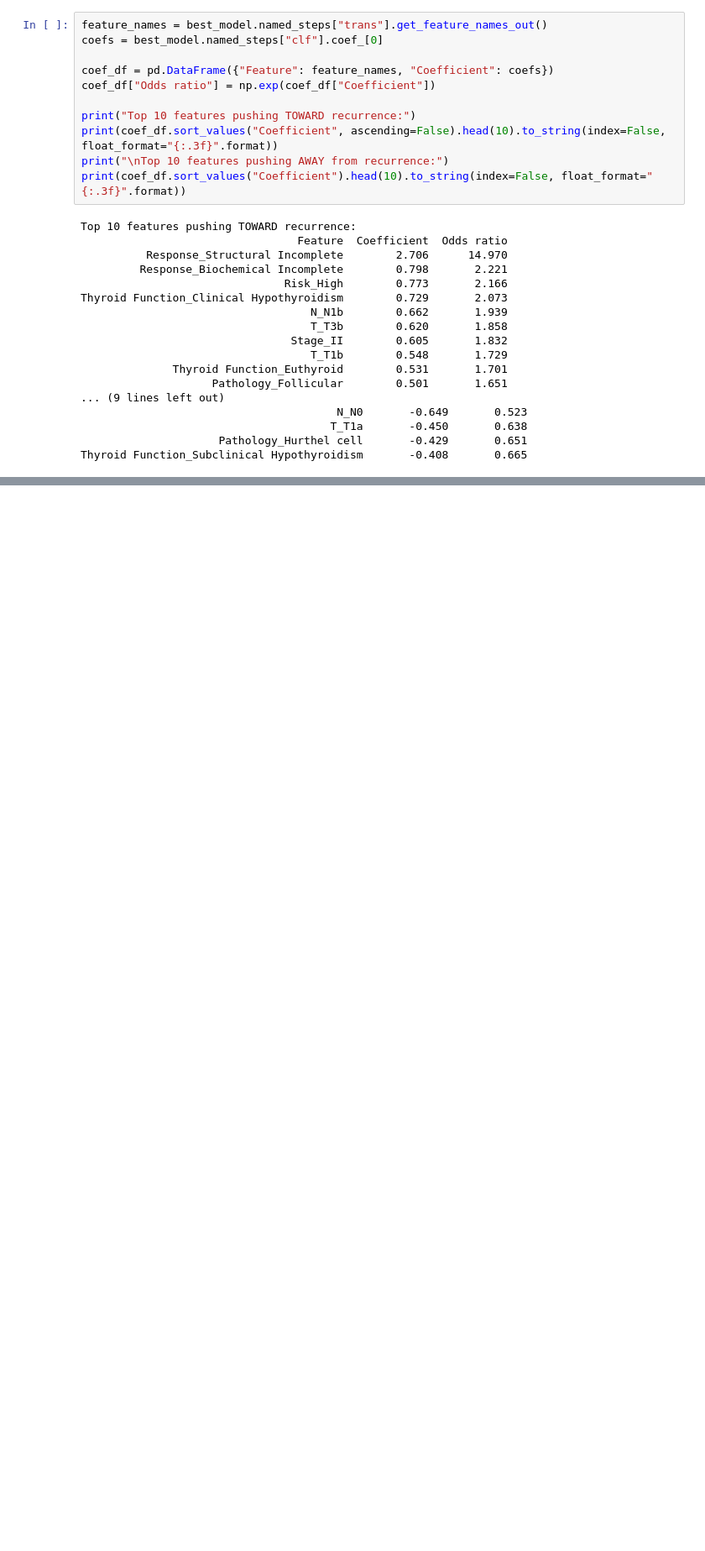
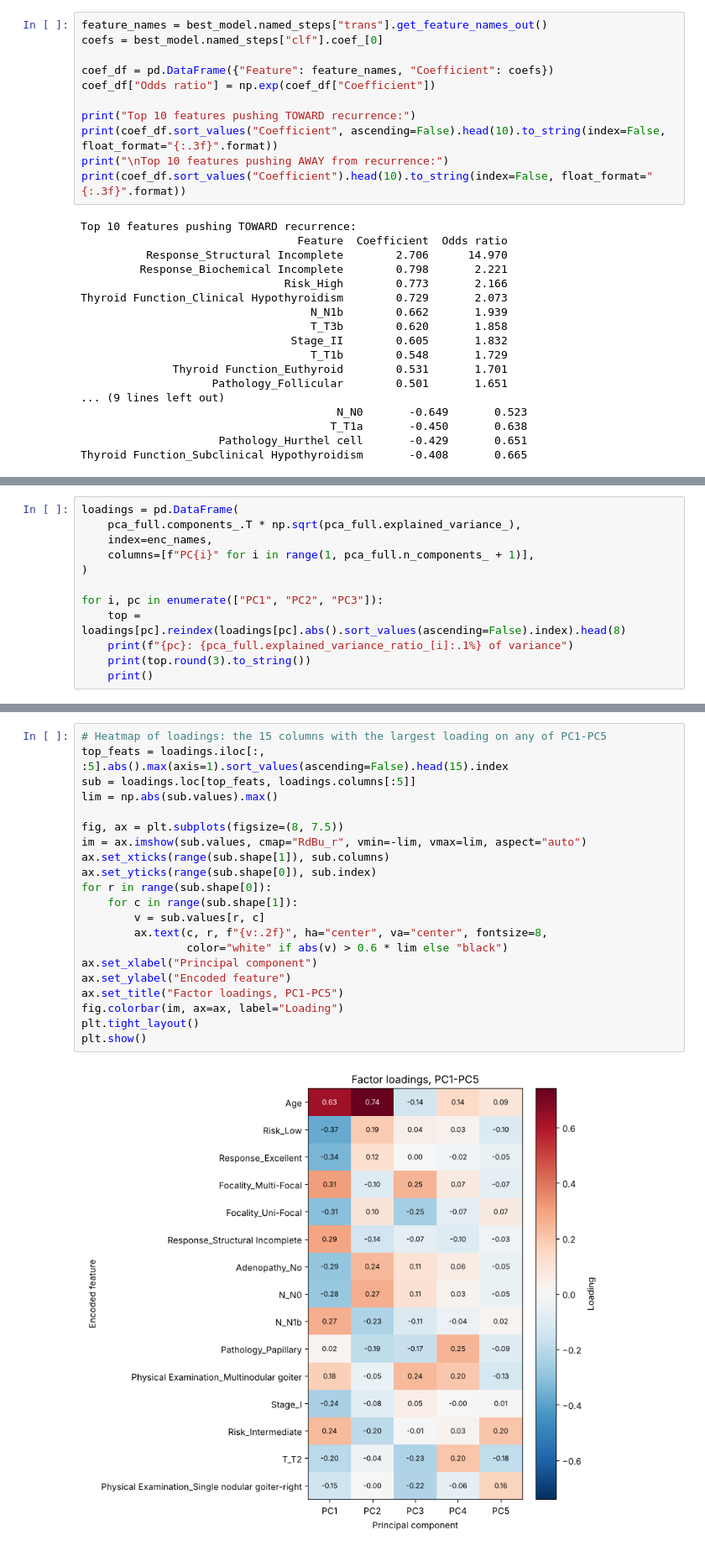
Before and after one commit to rwiggins1/thyroid-recurrence, a Jupyter notebook: models/logistic_regression.ipynb, the cells around one changed output, grey strips where cells are left out. Shown at 84% size. Saved outputs shown, nothing was run; the diff lists cells and outputs as text; blank space fills up the shorter version.

```diff
--- a/models/logistic_regression.ipynb
+++ b/models/logistic_regression.ipynb
@@ -363,0 +425,12 @@ Thyroid Function_Subclinical Hypothyroidism       -0.408       0.665
+# %%
+loadings = pd.DataFrame(
+    pca_full.components_.T * np.sqrt(pca_full.explained_variance_),
+    index=enc_names,
+    columns=[f"PC{i}" for i in range(1, pca_full.n_components_ + 1)],
+)
+
+for i, pc in enumerate(["PC1", "PC2", "PC3"]):
+    top = loadings[pc].reindex(loadings[pc].abs().sort_values(ascending=False).index).head(8)
+    print(f"{pc}: {pca_full.explained_variance_ratio_[i]:.1%} of variance")
+    print(top.round(3).to_string())
+    print()
@@ -363,0 +455,23 @@ Thyroid Function_Subclinical Hypothyroidism       -0.408       0.665
+# %%
+# Heatmap of loadings: the 15 columns with the largest loading on any of PC1-PC5
+top_feats = loadings.iloc[:, :5].abs().max(axis=1).sort_values(ascending=False).head(15).index
+sub = loadings.loc[top_feats, loadings.columns[:5]]
+lim = np.abs(sub.values).max()
+
+fig, ax = plt.subplots(figsize=(8, 7.5))
+im = ax.imshow(sub.values, cmap="RdBu_r", vmin=-lim, vmax=lim, aspect="auto")
+ax.set_xticks(range(sub.shape[1]), sub.columns)
+ax.set_yticks(range(sub.shape[0]), sub.index)
+for r in range(sub.shape[0]):
+    for c in range(sub.shape[1]):
+        v = sub.values[r, c]
+        ax.text(c, r, f"{v:.2f}", ha="center", va="center", fontsize=8,
+                color="white" if abs(v) > 0.6 * lim else "black")
+ax.set_xlabel("Principal component")
+ax.set_ylabel("Encoded feature")
+ax.set_title("Factor loadings, PC1-PC5")
+fig.colorbar(im, ax=ax, label="Loading")
+plt.tight_layout()
+plt.show()
+# %% [output]
+[figure, added]
```
Also changed, not shown: parts of 29 cells of this notebook.
